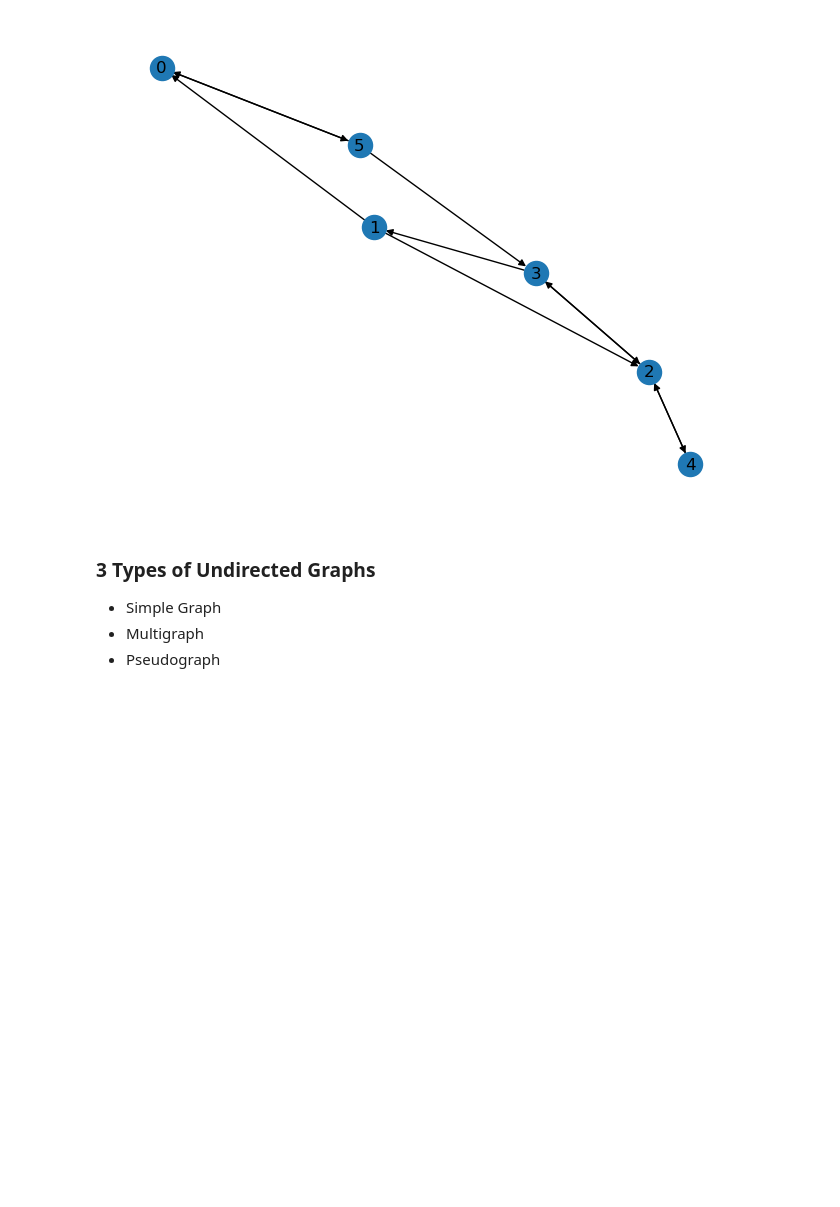
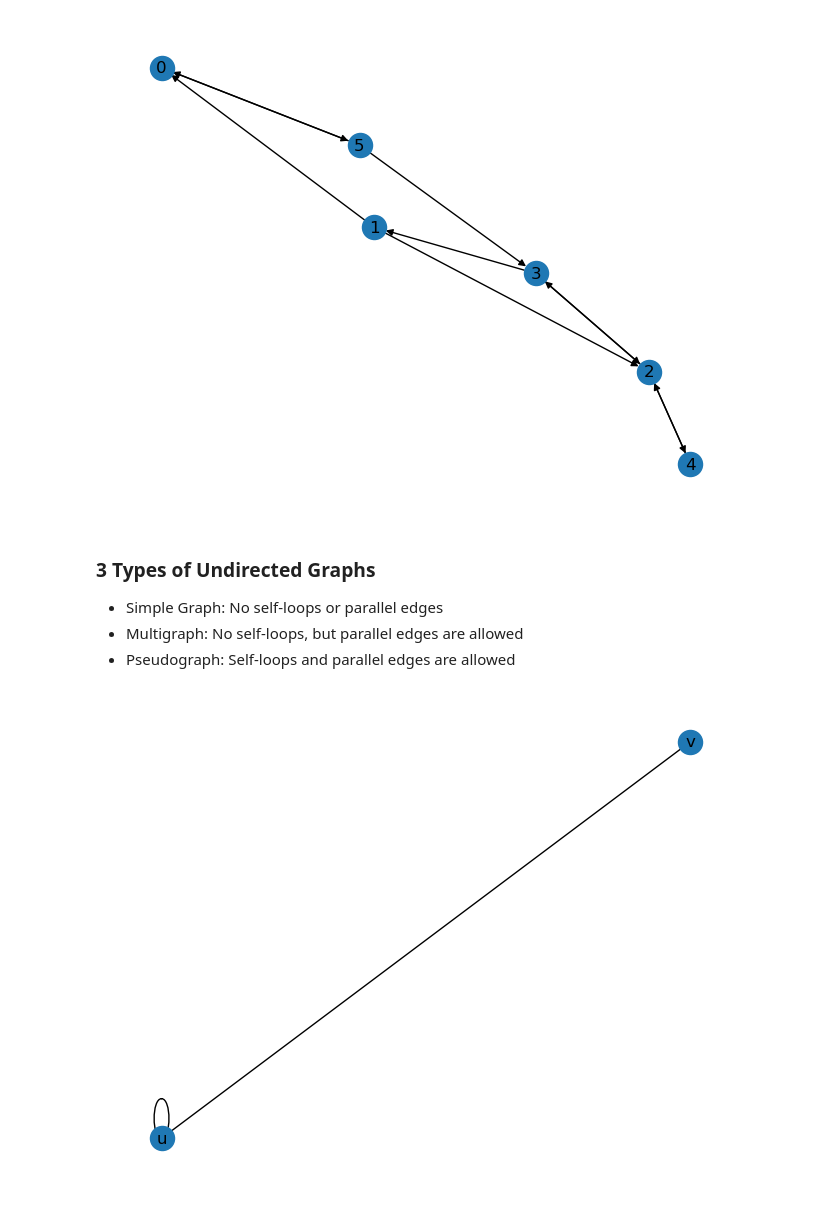
Before and after one commit to PeronGH/ICS-Y2S2, a Jupyter notebook: INT102/week3.ipynb, the cells around one changed output. Drawn from its saved outputs; the diff is of its cells as text; code cells hidden in the pictures; blank space fills up the shorter version.

Commit message:
feat: add representation of graphs

```diff
--- a/INT102/week3.ipynb
+++ b/INT102/week3.ipynb
@@ -142,6 +142,6 @@ plt.show()
 # %% [markdown]
 ### 3 Types of Undirected Graphs
 
-- Simple Graph
-- Multigraph
-- Pseudograph
+- Simple Graph: No self-loops or parallel edges
+- Multigraph: No self-loops, but parallel edges are allowed
+- Pseudograph: Self-loops and parallel edges are allowed
@@ -149,0 +148,11 @@ plt.show()
+# %%
+exampleGraph = nx.Graph()
+
+exampleGraph.add_nodes_from(['u', 'v'])
+exampleGraph.add_edge('u', 'v')
+exampleGraph.add_edge('u', 'u')
+
+nx.draw(exampleGraph, with_labels=True)
+plt.show()
+# %% [output]
+[figure, added]
```
Also changed, not shown: parts of 7 cells of this notebook.
